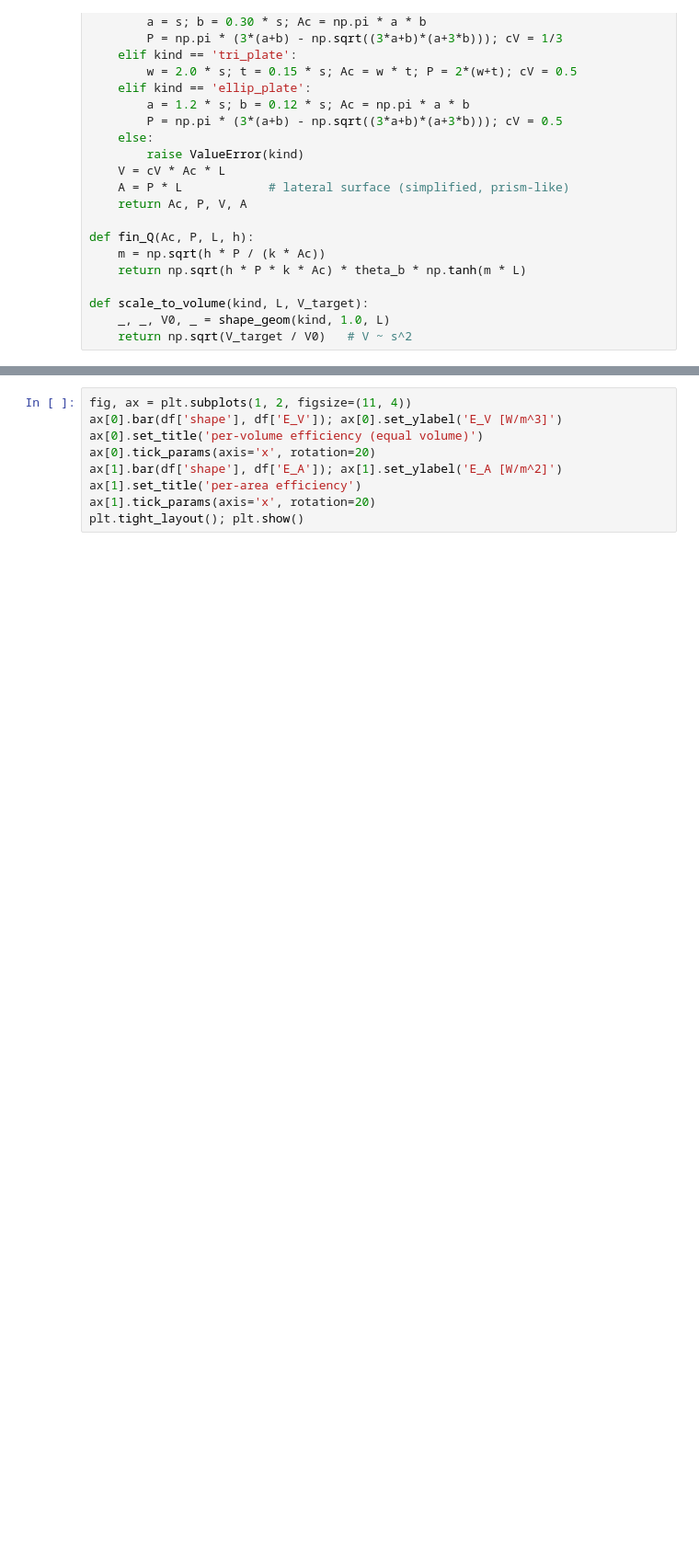
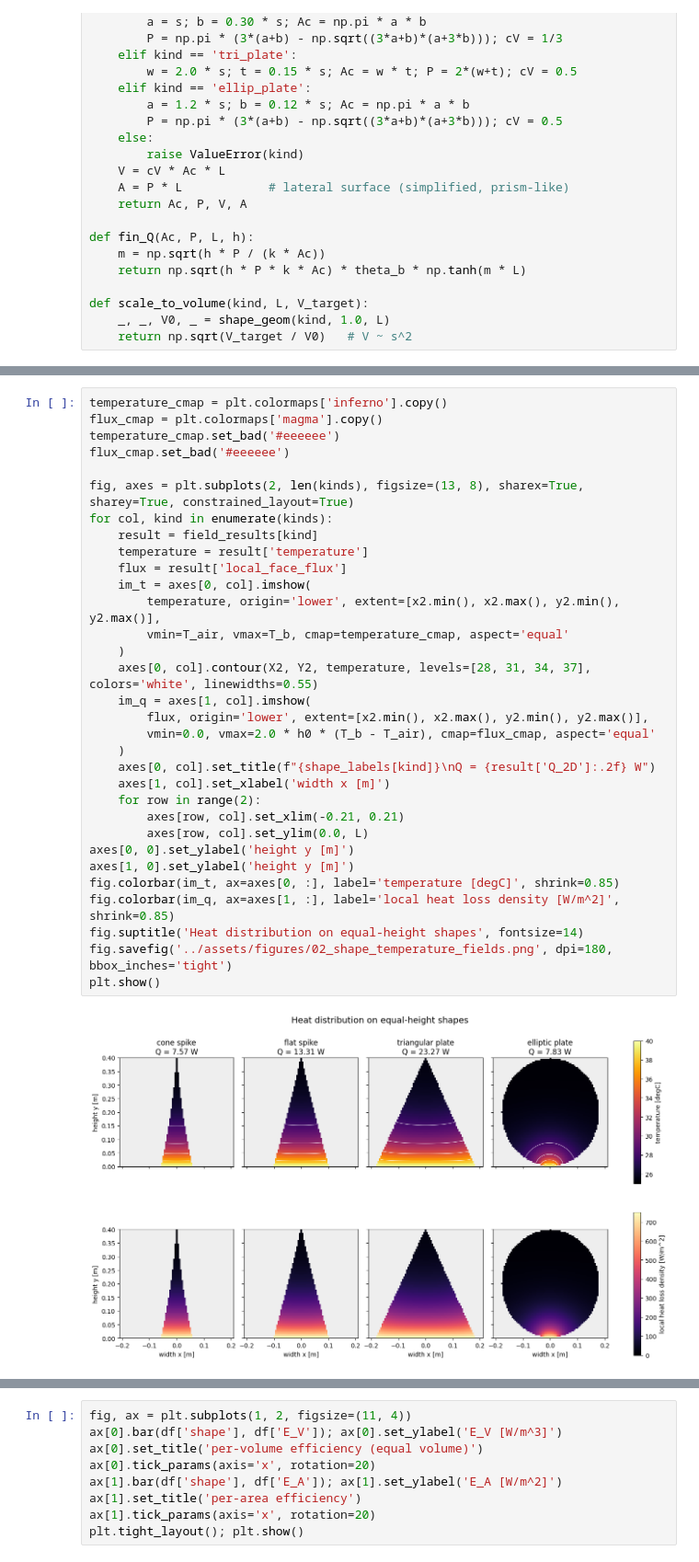
Before and after one commit to k16kgw/Seminar_text, a Jupyter notebook: notebooks/02_stegosaurus_shape_comparison.ipynb, the cells around one changed output, grey strips where cells are left out. Shown at 92% size. Drawn from its saved outputs; the diff is of its cells as text; blank space fills up the shorter version.

```diff
--- a/notebooks/02_stegosaurus_shape_comparison.ipynb
+++ b/notebooks/02_stegosaurus_shape_comparison.ipynb
@@ -50 +169,35 @@ def scale_to_volume(kind, L, V_target):
+# %%
+temperature_cmap = plt.colormaps['inferno'].copy()
+flux_cmap = plt.colormaps['magma'].copy()
+temperature_cmap.set_bad('#eeeeee')
+flux_cmap.set_bad('#eeeeee')
+
+fig, axes = plt.subplots(2, len(kinds), figsize=(13, 8), sharex=True, sharey=True, constrained_layout=True)
+for col, kind in enumerate(kinds):
+    result = field_results[kind]
+    temperature = result['temperature']
+    flux = result['local_face_flux']
+    im_t = axes[0, col].imshow(
+        temperature, origin='lower', extent=[x2.min(), x2.max(), y2.min(), y2.max()],
+        vmin=T_air, vmax=T_b, cmap=temperature_cmap, aspect='equal'
+    )
+    axes[0, col].contour(X2, Y2, temperature, levels=[28, 31, 34, 37], colors='white', linewidths=0.55)
+    im_q = axes[1, col].imshow(
+        flux, origin='lower', extent=[x2.min(), x2.max(), y2.min(), y2.max()],
+        vmin=0.0, vmax=2.0 * h0 * (T_b - T_air), cmap=flux_cmap, aspect='equal'
+    )
+    axes[0, col].set_title(f"{shape_labels[kind]}\nQ = {result['Q_2D']:.2f} W")
+    axes[1, col].set_xlabel('width x [m]')
+    for row in range(2):
+        axes[row, col].set_xlim(-0.21, 0.21)
+        axes[row, col].set_ylim(0.0, L)
+axes[0, 0].set_ylabel('height y [m]')
+axes[1, 0].set_ylabel('height y [m]')
+fig.colorbar(im_t, ax=axes[0, :], label='temperature [degC]', shrink=0.85)
+fig.colorbar(im_q, ax=axes[1, :], label='local heat loss density [W/m^2]', shrink=0.85)
+fig.suptitle('Heat distribution on equal-height shapes', fontsize=14)
+fig.savefig('../assets/figures/02_shape_temperature_fields.png', dpi=180, bbox_inches='tight')
+plt.show()
+# %% [output]
+[figure, added]
 # %% [markdown]
```
Also changed, not shown: parts of 10 cells of this notebook, 18 other files.
